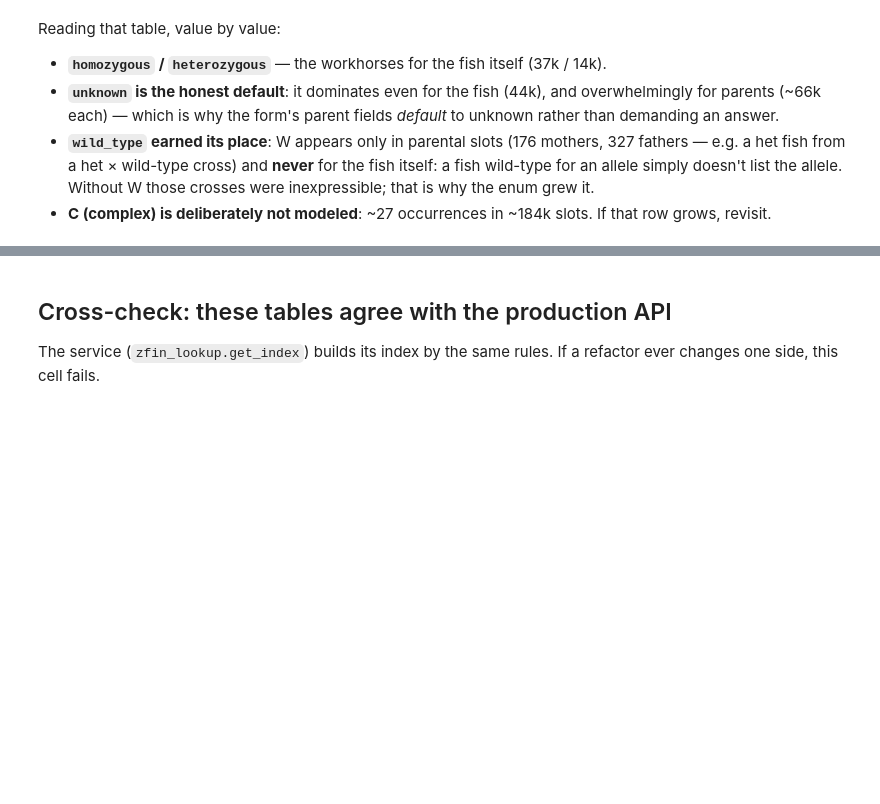
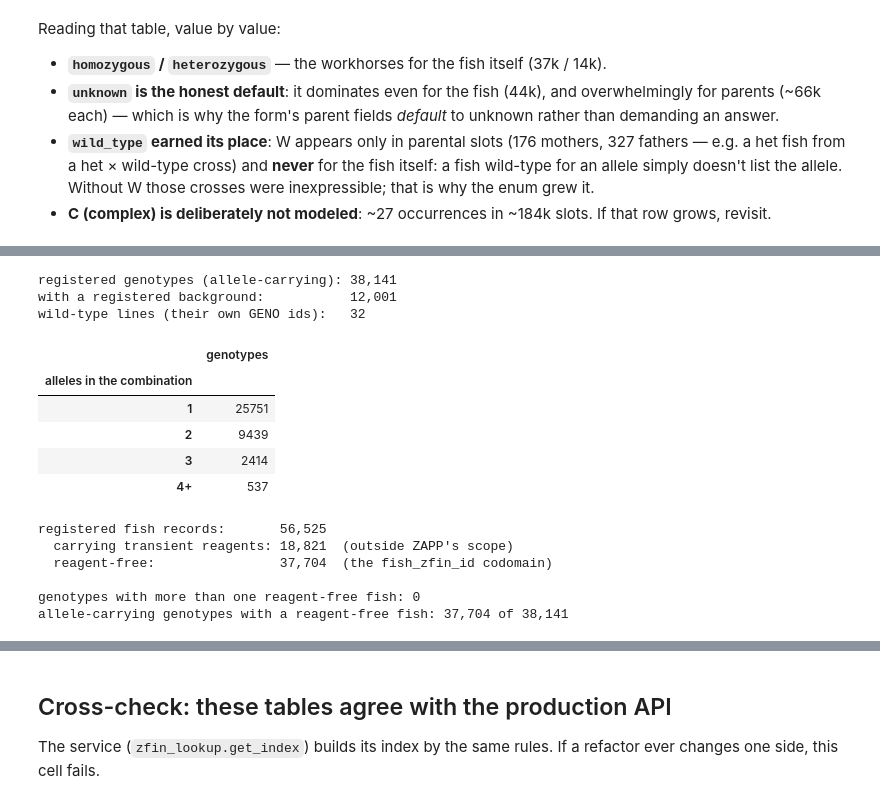
Before and after one commit to zappfish/zapp-atlas, a Jupyter notebook: notebooks/zfin_ingest_qc.ipynb, the cells around one changed output, grey strips where cells are left out. Saved outputs shown, nothing was run; the diff lists cells and outputs as text; code cells hidden in the pictures; blank space fills up the shorter version.

```diff
--- a/notebooks/zfin_ingest_qc.ipynb
+++ b/notebooks/zfin_ingest_qc.ipynb
@@ -55,7 +57,18 @@ MARKER_COLS = ["gene_id", "symbol", "name", "marker_type", "so_type"]
 # Registered allele combinations; the identity string carries the
 # [fish,mother,father] zygosity triple per allele.
 GENOTYPES_FILE = "genotype_features.txt"
-GENOTYPE_COLS = ["genotype_id", "display_name", "identity"]
+GENOTYPE_COLS = ["genotype_id", "display_name", "identity", "allele_id"]
+
+# Genotype -> its wild-type background; backgrounds are themselves ZDB-GENO records.
+BACKGROUNDS_FILE = "genotype_backgrounds.txt"
+BACKGROUND_COLS = ["genotype_id", "genotype_name", "background_id", "background_name"]
+
+# One row per (fish, component): every registered fish, its genotype, and any
+# transient reagents (morpholino / CRISPR / TALEN) it carries.
+FISH_FILE = "fish_components_fish.txt"
+FISH_COLS = ["fish_id", "fish_name", "gene_id", "gene_symbol",
+             "component_id", "component_symbol", "construct_id", "construct_name",
+             "background_id", "background_name", "genotype_id"]
 
 
 def read_tsv(filename, columns):
@@ -366,0 +391,64 @@ Reading that table, value by value:
+# %%
+def load_genotypes():
+    """One row per (genotype, allele): the registered allele combinations."""
+    return read_tsv(GENOTYPES_FILE, GENOTYPE_COLS)
+
+
+def load_backgrounds():
+    """Genotype -> its registered wild-type background (itself a ZDB-GENO)."""
+    return read_tsv(BACKGROUNDS_FILE, BACKGROUND_COLS)
+
+
+genotypes = load_genotypes()
+# Distinct alleles, not rows: a handful of genotypes repeat an allele row.
+alleles_per_genotype = genotypes.groupby("genotype_id")["allele_id"].nunique()
+
+print(f"registered genotypes (allele-carrying): {alleles_per_genotype.size:,}")
+print(f"with a registered background:           {load_backgrounds()['genotype_id'].nunique():,}")
+print(f"wild-type lines (their own GENO ids):   {len(load_wildtypes()):,}")
+
+combination_size = alleles_per_genotype.clip(upper=4).value_counts().sort_index()
+combination_size.index = ["1", "2", "3", "4+"]
+combination_size.rename_axis("alleles in the combination").to_frame("genotypes")
+# %% [output]
+registered genotypes (allele-carrying): 38,141
+with a registered background:           12,001
+wild-type lines (their own GENO ids):   32
+|  | genotypes |
+| alleles in the combination |  |
+| 1 | 25751 |
+| 2 | 9439 |
+| 3 | 2414 |
+| 4+ | 537 |
+# %%
+STR_PREFIXES = ("ZDB-MRPHLNO", "ZDB-CRISPR", "ZDB-TALEN")  # transient reagents
+
+
+def load_fish():
+    """One row per (fish, component): every registered fish and what it carries."""
+    return read_tsv(FISH_FILE, FISH_COLS)
+
+
+fish = load_fish()
+is_str = fish["component_id"].fillna("").str.startswith(STR_PREFIXES)
+has_reagent = is_str.groupby(fish["fish_id"]).any()
+
+print(f"registered fish records:       {has_reagent.size:,}")
+print(f"  carrying transient reagents: {int(has_reagent.sum()):,}  (outside ZAPP's scope)")
+print(f"  reagent-free:                {int((~has_reagent).sum()):,}  (the fish_zfin_id codomain)")
+
+# The fact the flat model leans on: a genotype has AT MOST ONE reagent-free fish.
+clean = fish[~fish["fish_id"].map(has_reagent)]
+fish_per_genotype = clean.groupby("genotype_id")["fish_id"].nunique()
+assert (fish_per_genotype <= 1).all(), "one genotype, one reagent-free fish no longer holds"
+covered = alleles_per_genotype.index.isin(fish_per_genotype.index).sum()
+print(f"\ngenotypes with more than one reagent-free fish: {int((fish_per_genotype > 1).sum())}")
+print(f"allele-carrying genotypes with a reagent-free fish: "
+      f"{covered:,} of {alleles_per_genotype.size:,}")
+# %% [output]
+registered fish records:       56,525
+  carrying transient reagents: 18,821  (outside ZAPP's scope)
+  reagent-free:                37,704  (the fish_zfin_id codomain)
+
+genotypes with more than one reagent-free fish: 0
+allele-carrying genotypes with a reagent-free fish: 37,704 of 38,141
```
Also changed, not shown: parts of 4 cells of this notebook.
